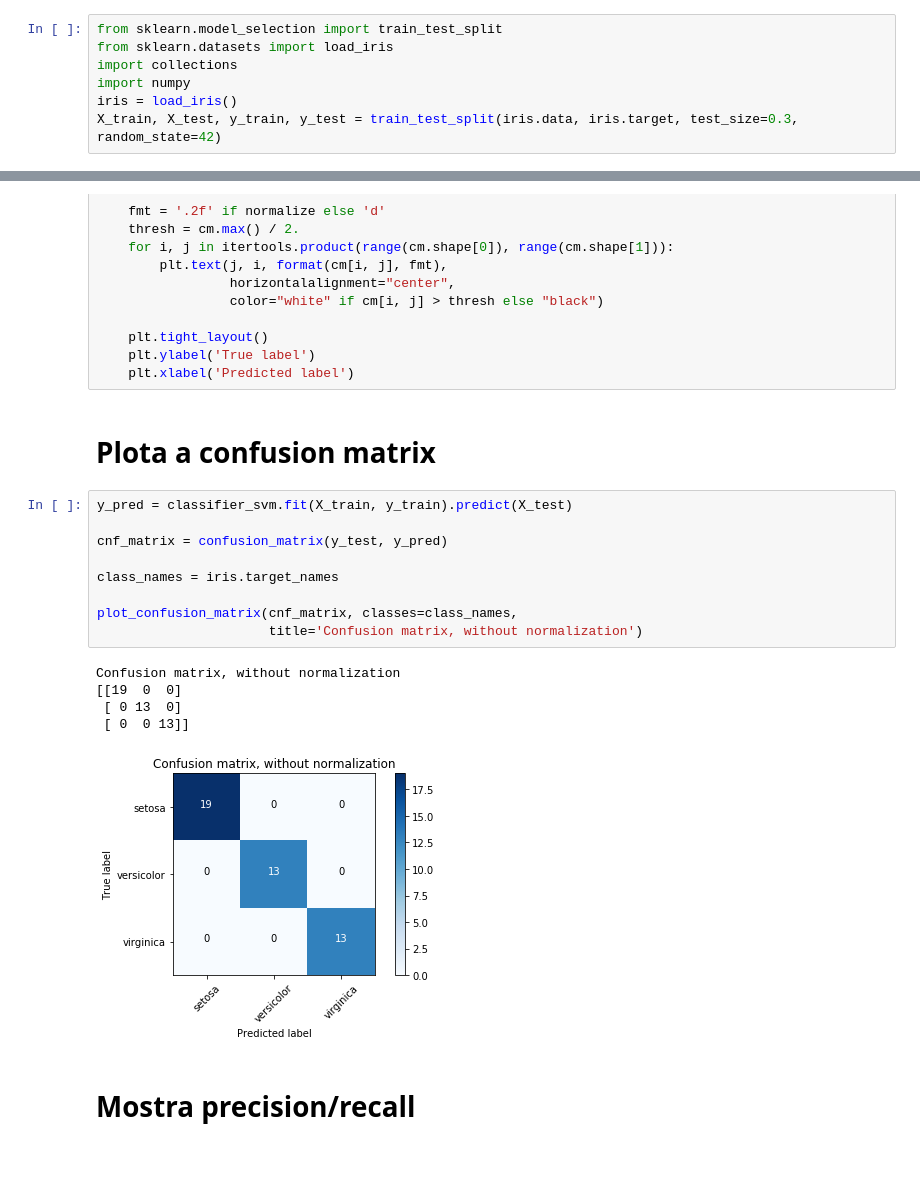
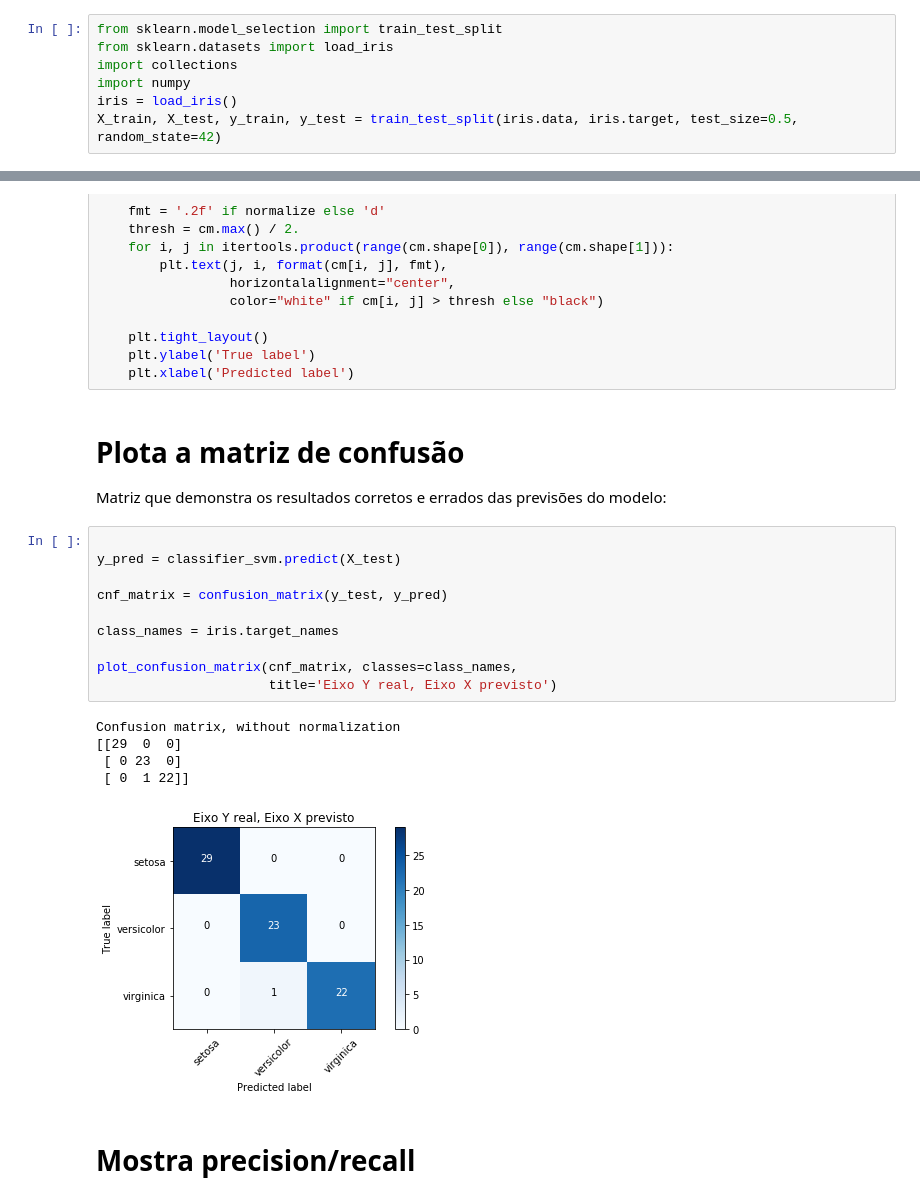
Before and after one commit to EliaMelfior/Elia-PUC, a Jupyter notebook: MachineLearning/Exercício-Classificações-Iris.ipynb, the cells around one changed output, grey strips where cells are left out. Saved outputs shown, nothing was run; the diff lists cells and outputs as text; blank space fills up the shorter version.

```diff
--- a/MachineLearning/Exercício-Classificações-Iris.ipynb
+++ b/MachineLearning/Exercício-Classificações-Iris.ipynb
@@ -31,7 +31,7 @@ from sklearn.datasets import load_iris
 import collections
 import numpy
 iris = load_iris()
-X_train, X_test, y_train, y_test = train_test_split(iris.data, iris.target, test_size=0.3, random_state=42)
+X_train, X_test, y_train, y_test = train_test_split(iris.data, iris.target, test_size=0.5, random_state=42)
 # %% [markdown]
 # **Crie um classificador capaz de separar as 3 classes de plantas.**
 # %% [markdown]
@@ -87,23 +87,26 @@ def plot_confusion_matrix(cm, classes,
     plt.tight_layout()
     plt.ylabel('True label')
     plt.xlabel('Predicted label')
-# %% [markdown]
-# Plota a confusion matrix
+# %% [markdown]
+# Plota a matriz de confusão
+
+Matriz que demonstra os resultados corretos e errados das previsões do modelo:
 # %%
-y_pred = classifier_svm.fit(X_train, y_train).predict(X_test)
+
+y_pred = classifier_svm.predict(X_test)
 
 cnf_matrix = confusion_matrix(y_test, y_pred)
 
 class_names = iris.target_names
 
 plot_confusion_matrix(cnf_matrix, classes=class_names,
-                      title='Confusion matrix, without normalization')
+                      title='Eixo Y real, Eixo X previsto')
 # %% [output]
 Confusion matrix, without normalization
-[[19  0  0]
- [ 0 13  0]
- [ 0  0 13]]
+[[29  0  0]
+ [ 0 23  0]
+ [ 0  1 22]]
-[figure, old version]
+[figure, new version]
 # %% [markdown]
 # Mostra precision/recall
 # %%
```
Also changed, not shown: parts of 7 cells of this notebook, 1 other file.
